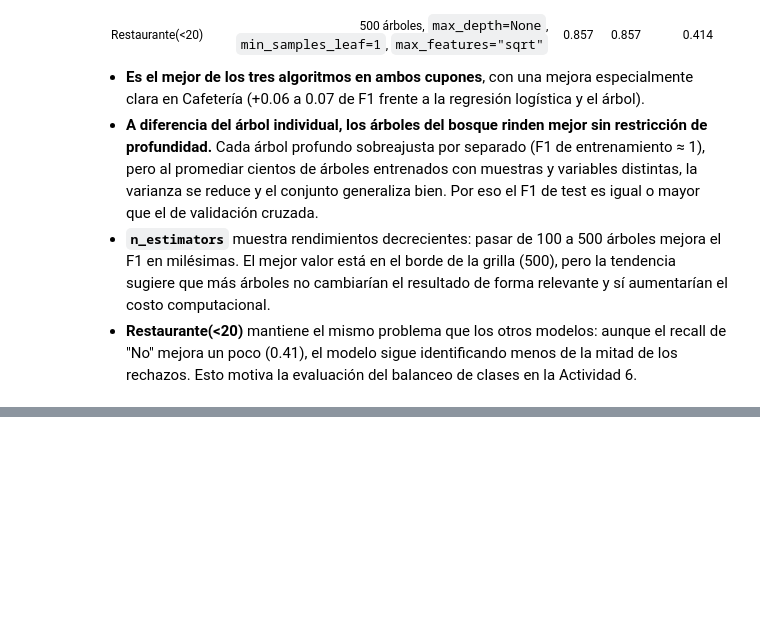
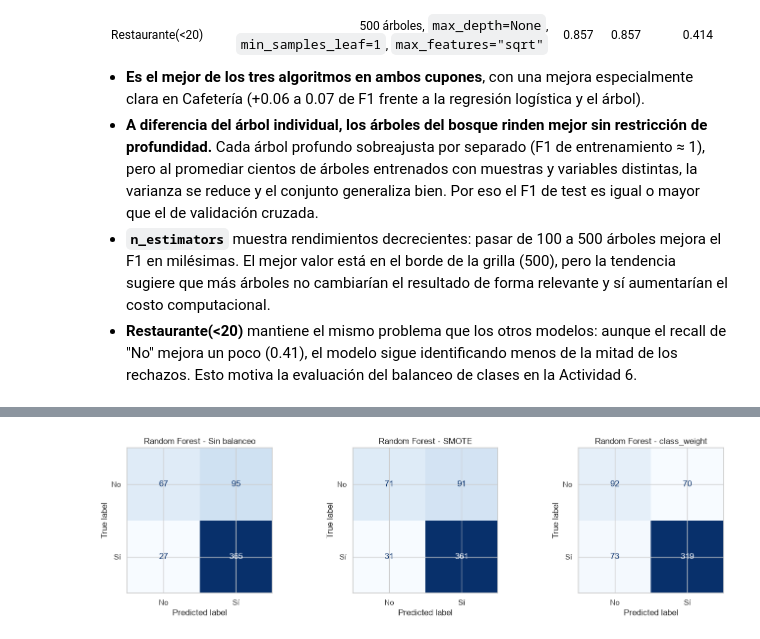
Before and after one commit to cmolina12/laboratorio3-aprendizaje, a Jupyter notebook: Lab3_Clasificacion.ipynb, the cells around one changed output, grey strips where cells are left out. Drawn from its saved outputs; the diff is of its cells as text; code cells hidden in the pictures; blank space fills up the shorter version.

```diff
--- a/Lab3_Clasificacion.ipynb
+++ b/Lab3_Clasificacion.ipynb
@@ -1000,0 +1018,12 @@ weighted avg      0.770     0.780     0.759       554
+# %%
+from imblearn.pipeline import Pipeline as ImbPipeline
+from imblearn.over_sampling import SMOTE
+
+p_rest = particiones["Restaurante(<20)"]
+X_pre = crear_preprocesador(escalar=False).fit_transform(p_rest["X_train"])
+X_res, y_res = SMOTE(random_state=RANDOM_STATE).fit_resample(X_pre, p_rest["y_train"])
+
+pd.DataFrame({
+    "Antes de SMOTE": p_rest["y_train"].value_counts().rename({1: "Sí", 0: "No"}),
+    "Después de SMOTE": pd.Series(y_res).value_counts().rename({1: "Sí", 0: "No"}),
+})
@@ -1000,0 +1136,12 @@ weighted avg      0.770     0.780     0.759       554
+# %%
+# Matrices de confusión de Random Forest con cada técnica
+fig, axes = plt.subplots(1, 3, figsize=(14, 4))
+for ax, tecnica in zip(axes, TECNICAS):
+    ConfusionMatrixDisplay.from_estimator(modelos[(f"Random Forest | {tecnica}", "Restaurante(<20)")],
+                                          p_rest["X_test"], p_rest["y_test"], display_labels=["No", "Sí"],
+                                          cmap="Blues", ax=ax, colorbar=False)
+    ax.set_title(f"Random Forest - {tecnica}")
+plt.tight_layout()
+plt.show()
+# %% [output]
+[figure, added]
```
Also changed, not shown: parts of 43 cells of this notebook, 1 other file.
